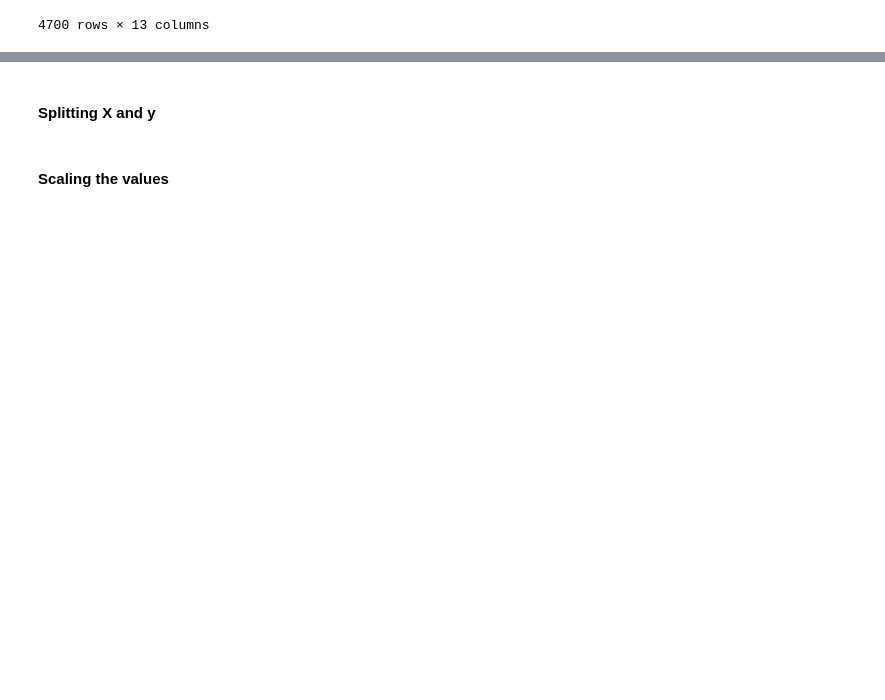
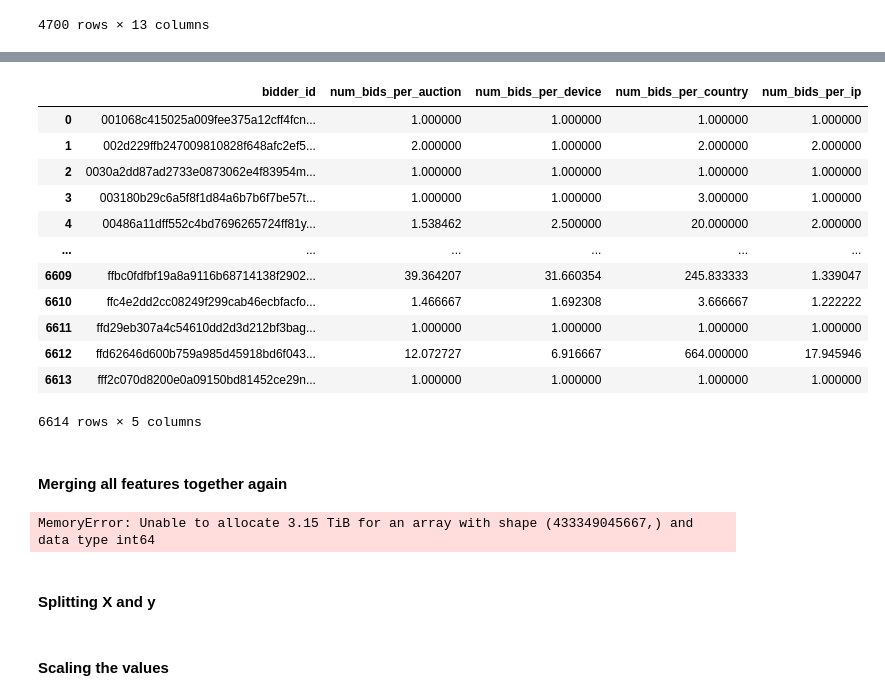
Before and after one commit to H-o-R/human_or_robot, a Jupyter notebook: ML Project.ipynb, the cells around one changed output, grey strips where cells are left out. Saved outputs shown, nothing was run; the diff lists cells and outputs as text; code cells hidden in the pictures; blank space fills up the shorter version.

```diff
--- a/ML Project.ipynb
+++ b/ML Project.ipynb
@@ -169,0 +258,62 @@ new_test
+# %%
+# bids per auction
+bids_auction_count= bids_df.groupby(["bidder_id", "auction"])
+bids_auction_count_df = bids_auction_count.nunique().groupby("bidder_id").mean().reset_index()
+bids_auction_count_df = pd.DataFrame(bids_auction_count_df, columns = ['bidder_id', 'bid_id', 'auction', 'merchandise',
+                                                                       'time', 'country', 'ip', 'url'])
+bids_auction_count_df = bids_auction_count_df[['bidder_id','bid_id']]
+bids_auction_count_df.rename(columns={"bid_id": "num_bids_per_auction"}, inplace= True)
+# %%
+# bids per device
+bids_device_count= bids_df.groupby(["bidder_id", "device"])
+bids_device_count_df = bids_device_count.nunique().groupby("bidder_id").mean().reset_index()
+bids_device_count_df = pd.DataFrame(bids_device_count_df, columns = ['bidder_id', 'bid_id', 'auction', 'merchandise',
+                                                                     'time', 'country', 'ip', 'url'])
+bids_device_count_df = bids_device_count_df[['bidder_id','bid_id']]
+bids_device_count_df.rename(columns={"bid_id": "num_bids_per_device"}, inplace= True)
+# %%
+# bids per country
+bids_country_count= bids_df.groupby(["bidder_id", "country"])
+bids_country_count_df = bids_country_count.nunique().groupby("bidder_id").mean().reset_index()
+bids_country_count_df = pd.DataFrame(bids_country_count_df, columns = ['bidder_id', 'bid_id', 'auction', 'merchandise',
+                                                                       'time', 'country', 'ip', 'url'])
+bids_country_count_df = bids_country_count_df[['bidder_id','bid_id']]
+bids_country_count_df.rename(columns={"bid_id": "num_bids_per_country"}, inplace= True)
+# %%
+# bids per ip
+bids_ip_count= bids_df.groupby(["bidder_id", "ip"])
+bids_ip_count_df = bids_ip_count.nunique().groupby("bidder_id").mean().reset_index()
+bids_ip_count_df = pd.DataFrame(bids_ip_count_df, columns = ['bidder_id', 'bid_id', 'auction',
+                                                             'merchandise', 'time', 'country', 'ip', 'url'])
+bids_ip_count_df = bids_ip_count_df[['bidder_id','bid_id']]
+bids_ip_count_df.rename(columns={"bid_id": "num_bids_per_ip"}, inplace= True)
+# %%
+merged_df = bids_auction_count_df.merge(bids_device_count_df, how= 'left', on = 'bidder_id')
+merged_df = merged_df.merge(bids_country_count_df, how= 'left', on = 'bidder_id')
+merged_df = merged_df.merge(bids_ip_count_df, how= 'left', on = 'bidder_id')
+merged_df = pd.DataFrame(merged_df)
+merged_df.fillna(0,inplace = True)
+merged_df
+# %% [output]
+|  | bidder_id | num_bids_per_auction | num_bids_per_device | num_bids_per_country | num_bids_per_ip |
+| 0 | 001068c415025a009fee375a12cff4fcn... | 1.000000 | 1.000000 | 1.000000 | 1.000000 |
+| 1 | 002d229ffb247009810828f648afc2ef5... | 2.000000 | 1.000000 | 2.000000 | 2.000000 |
+| 2 | 0030a2dd87ad2733e0873062e4f83954m... | 1.000000 | 1.000000 | 1.000000 | 1.000000 |
+| 3 | 003180b29c6a5f8f1d84a6b7b6f7be57t... | 1.000000 | 1.000000 | 3.000000 | 1.000000 |
+| 4 | 00486a11dff552c4bd7696265724ff81y... | 1.538462 | 2.500000 | 20.000000 | 2.000000 |
+| ... | ... | ... | ... | ... | ... |
+| 6609 | ffbc0fdfbf19a8a9116b68714138f2902... | 39.364207 | 31.660354 | 245.833333 | 1.339047 |
+| 6610 | ffc4e2dd2cc08249f299cab46ecbfacfo... | 1.466667 | 1.692308 | 3.666667 | 1.222222 |
+| 6611 | ffd29eb307a4c54610dd2d3d212bf3bag... | 1.000000 | 1.000000 | 1.000000 | 1.000000 |
+| 6612 | ffd62646d600b759a985d45918bd6f043... | 12.072727 | 6.916667 | 664.000000 | 17.945946 |
+| 6613 | fff2c070d8200e0a09150bd81452ce29n... | 1.000000 | 1.000000 | 1.000000 | 1.000000 |
+6614 rows × 5 columns
+# %% [markdown]
+#### Merging all features together again
+# %%
+merged_df_2 = new_train.merge(bids_df_time_mean, how= 'left',on='bidder_id')
+merged_df_2 = merged_df_2.merge(total_inst_resp, how= 'left',on='bidder_id')
+merged_df_2 = merged_df_2.merge(one_hot_df, how= 'left',on='bidder_id')
+merged_df_2 = merged_df_2.merge(merged_df, how= 'left',on='bidder_id')
+# %% [output]
+MemoryError: Unable to allocate 3.15 TiB for an array with shape (433349045667,) and data type int64
```
Also changed, not shown: parts of 14 cells of this notebook, 3 other files.
